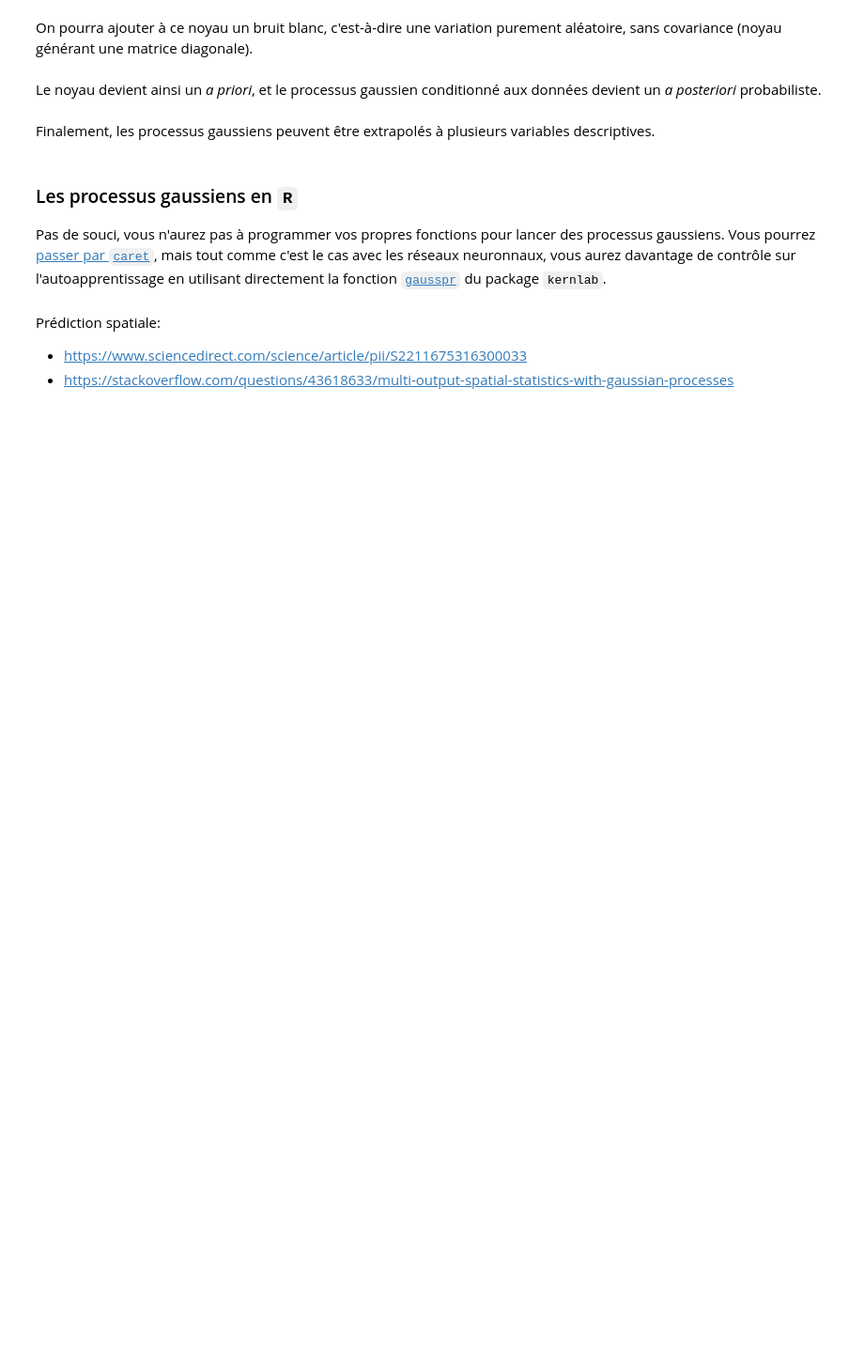
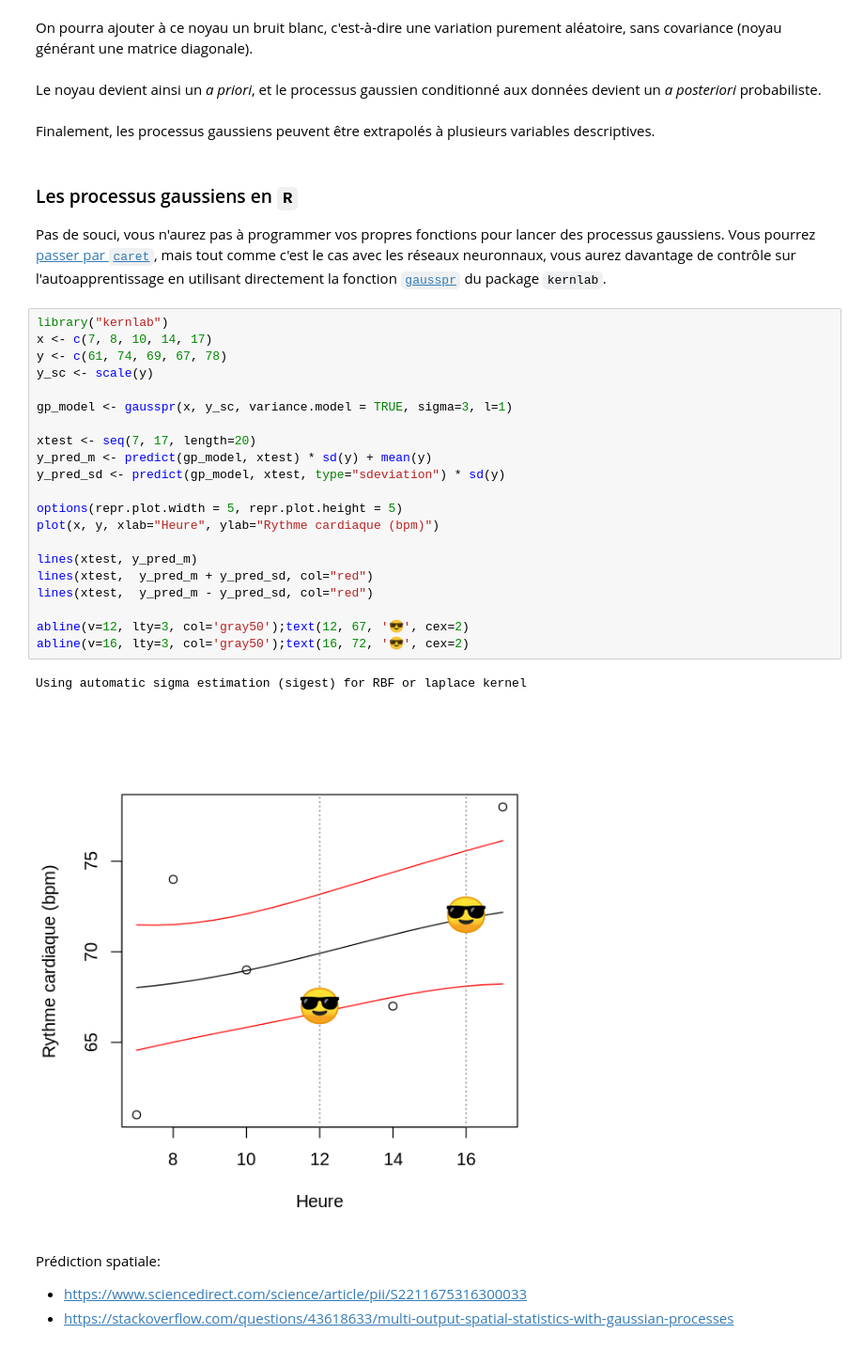
Before and after one commit to essicolo/ecologie-mathematique-R, a Jupyter notebook: 11_apprentissage-automatique/11_apprentissage_automatique.ipynb, the cells around one changed output. Shown at 94% size. Cells and saved outputs as stored; diff of their text form; blank space fills up the shorter version.

```diff
--- a/11_apprentissage-automatique/11_apprentissage_automatique.ipynb
+++ b/11_apprentissage-automatique/11_apprentissage_automatique.ipynb
@@ -569,6 +517,30 @@ Finalement, les processus gaussiens peuvent être extrapolés à plusieurs varia
 ### Les processus gaussiens en `R`
 
 Pas de souci, vous n'aurez pas à programmer vos propres fonctions pour lancer des processus gaussiens. Vous pourrez [passer par `caret`](https://topepo.github.io/caret/train-models-by-tag.html#gaussian-process), mais tout comme c'est le cas avec les réseaux neuronnaux, vous aurez davantage de contrôle sur l'autoapprentissage en utilisant directement la fonction [`gausspr`](https://rdrr.io/cran/kernlab/man/gausspr.html) du package `kernlab`.
+# %%
+library("kernlab")
+x <- c(7, 8, 10, 14, 17)
+y <- c(61, 74, 69, 67, 78)
+y_sc <- scale(y)
+
+gp_model <- gausspr(x, y_sc, variance.model = TRUE, sigma=3, l=1)
+
+xtest <- seq(7, 17, length=20)
+y_pred_m <- predict(gp_model, xtest) * sd(y) + mean(y)
+y_pred_sd <- predict(gp_model, xtest, type="sdeviation") * sd(y)
+
+options(repr.plot.width = 5, repr.plot.height = 5)
+plot(x, y, xlab="Heure", ylab="Rythme cardiaque (bpm)")
+
+lines(xtest, y_pred_m)
+lines(xtest,  y_pred_m + y_pred_sd, col="red")
+lines(xtest,  y_pred_m - y_pred_sd, col="red")
+
+abline(v=12, lty=3, col='gray50');text(12, 67, '😎', cex=2)
+abline(v=16, lty=3, col='gray50');text(16, 72, '😎', cex=2)
+# %% [output]
+Using automatic sigma estimation (sigest) for RBF or laplace kernel
+[figure, added]
 # %% [markdown]
 Prédiction spatiale:
 - https://www.sciencedirect.com/science/article/pii/S2211675316300033
```
Also changed, not shown: parts of 15 cells of this notebook.
